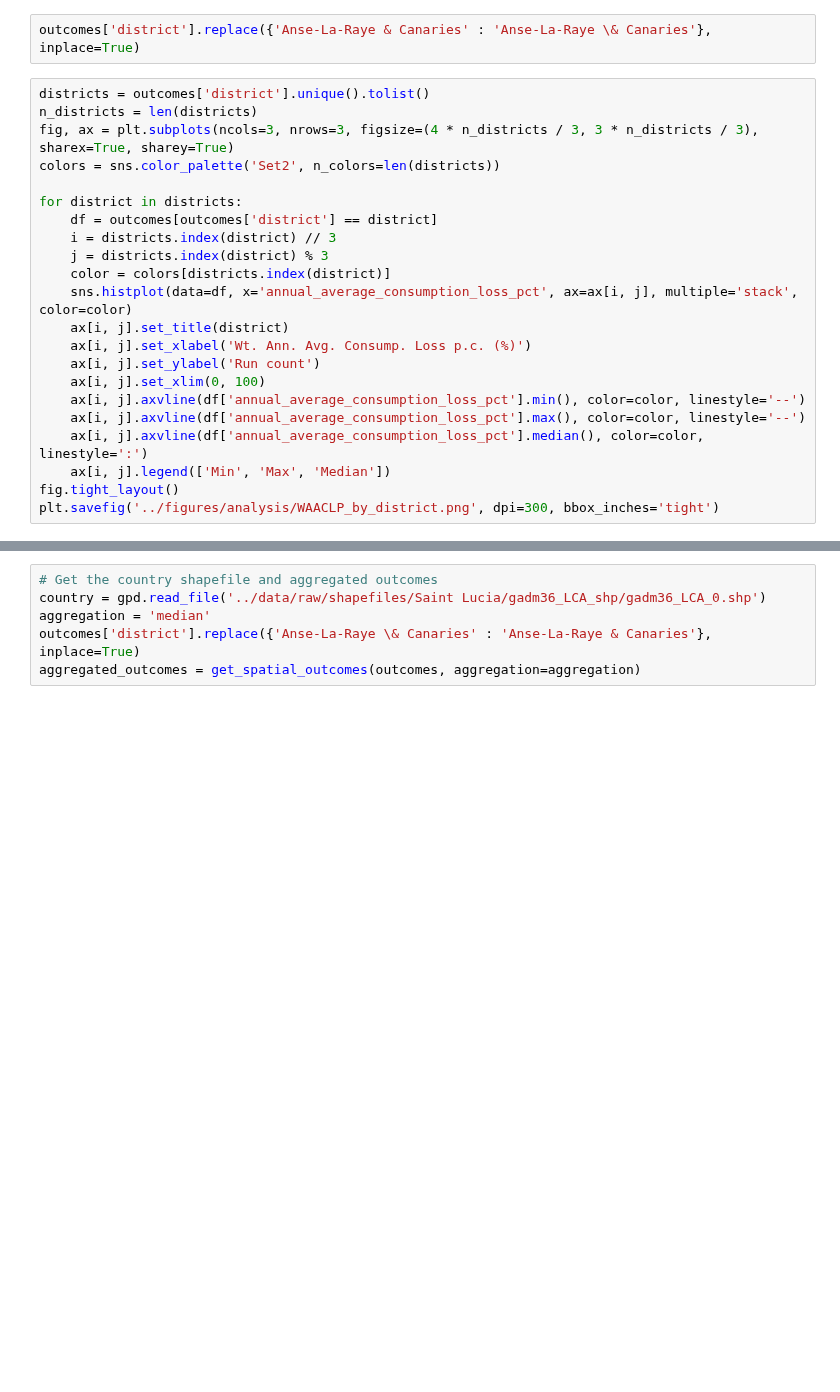
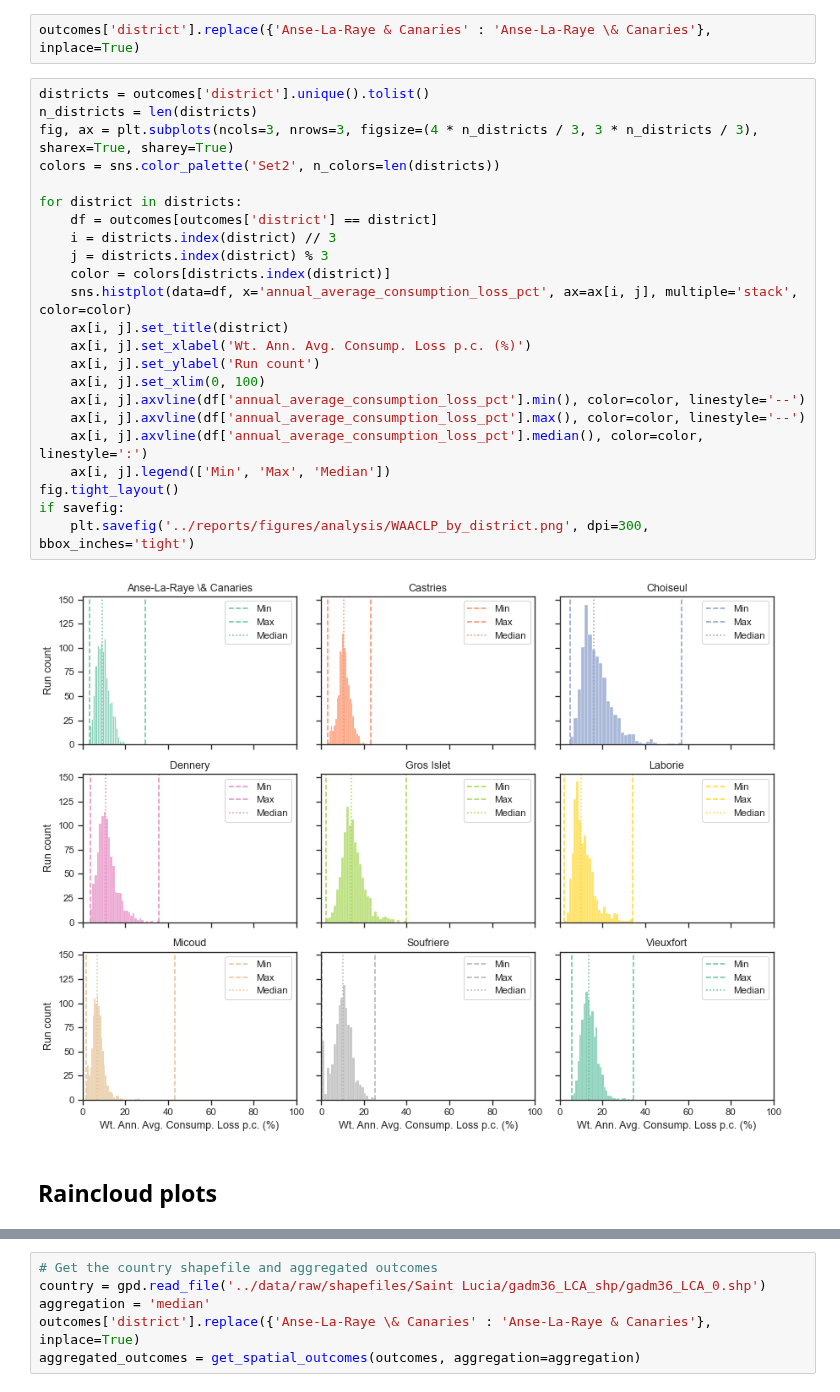
Before and after one commit to mikhailsirenko/unbreakable, a Jupyter notebook: notebooks/analysis.ipynb, the cells around one changed output, grey strips where cells are left out. Saved outputs shown, nothing was run; the diff lists cells and outputs as text; blank space fills up the shorter version.

```diff
--- a/notebooks/analysis.ipynb
+++ b/notebooks/analysis.ipynb
@@ -213,23 +311,28 @@ outcomes['district'].replace({'Anse-La-Raye & Canaries' : 'Anse-La-Raye \& Canar
 # %%
 districts = outcomes['district'].unique().tolist()
 n_districts = len(districts)
 fig, ax = plt.subplots(ncols=3, nrows=3, figsize=(4 * n_districts / 3, 3 * n_districts / 3), sharex=True, sharey=True)
 colors = sns.color_palette('Set2', n_colors=len(districts))
 
 for district in districts:
     df = outcomes[outcomes['district'] == district]
     i = districts.index(district) // 3
     j = districts.index(district) % 3
     color = colors[districts.index(district)]
     sns.histplot(data=df, x='annual_average_consumption_loss_pct', ax=ax[i, j], multiple='stack', color=color)
     ax[i, j].set_title(district)
     ax[i, j].set_xlabel('Wt. Ann. Avg. Consump. Loss p.c. (%)')
     ax[i, j].set_ylabel('Run count')
     ax[i, j].set_xlim(0, 100)
     ax[i, j].axvline(df['annual_average_consumption_loss_pct'].min(), color=color, linestyle='--')
     ax[i, j].axvline(df['annual_average_consumption_loss_pct'].max(), color=color, linestyle='--')
     ax[i, j].axvline(df['annual_average_consumption_loss_pct'].median(), color=color, linestyle=':')
     ax[i, j].legend(['Min', 'Max', 'Median'])
 fig.tight_layout()
-plt.savefig('../figures/analysis/WAACLP_by_district.png', dpi=300, bbox_inches='tight')
+if savefig:
+    plt.savefig('../reports/figures/analysis/WAACLP_by_district.png', dpi=300, bbox_inches='tight')
+# %% [output]
+[figure, added]
+# %% [markdown]
+## Raincloud plots
 # %% [markdown]
```
Also changed, not shown: parts of 27 cells of this notebook, 11 other files.
